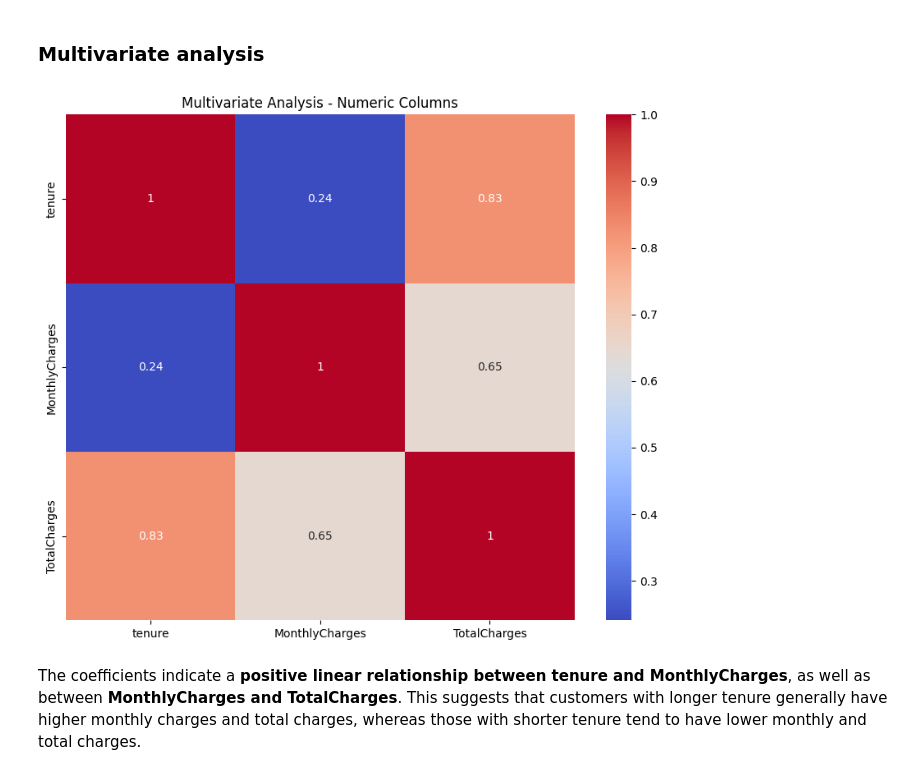
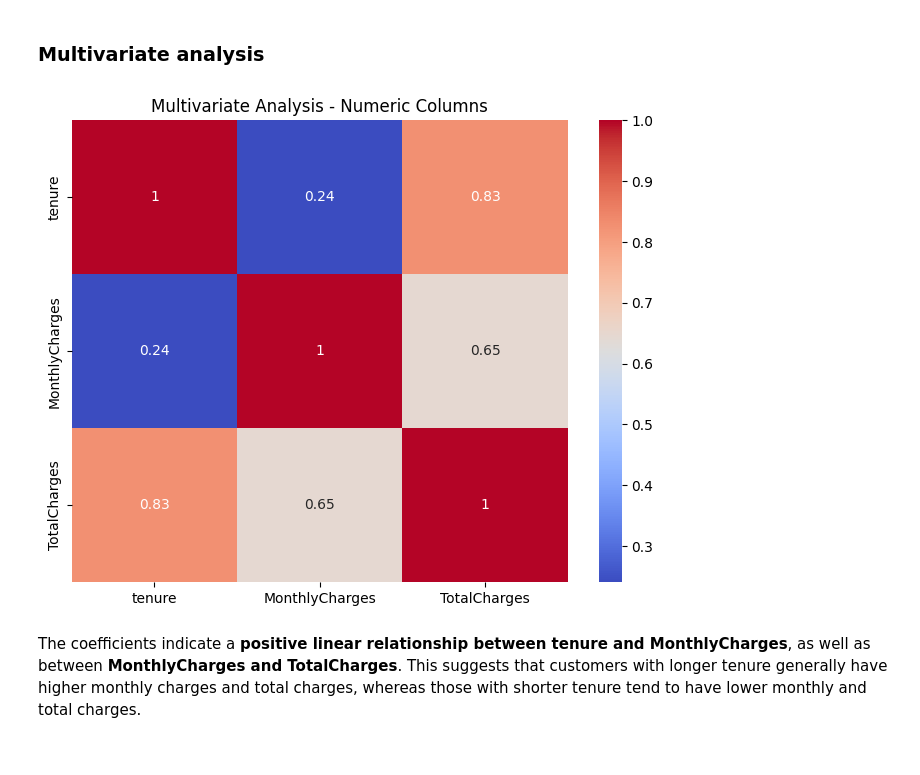
Before and after one commit to JusticeHanson/customr-churn-prediction, a Jupyter notebook: main.ipynb, the cells around one changed output. Saved outputs shown, nothing was run; the diff lists cells and outputs as text; code cells hidden in the pictures.

Commit message:
Change heatmap size

```diff
--- a/main.ipynb
+++ b/main.ipynb
@@ -356,13 +356,13 @@ Senior citizens, according to the bivariate analysis, recorded the lowest churn
 # %%
 # Multivariate Analysis
 # Numeric Columns
 numeric_columns = ['tenure', 'MonthlyCharges', 'TotalCharges']
-plt.figure(figsize=(10, 8))
+plt.figure(figsize=(8, 6))
 sns.heatmap(merged[numeric_columns].corr(), annot=True, cmap='coolwarm')
 plt.title('Multivariate Analysis - Numeric Columns')
 plt.show()
 # %% [output]
-[figure, old version]
+[figure, new version]
 # %% [markdown]
  The coefficients indicate a **positive linear relationship between tenure and MonthlyCharges**, as well as between **MonthlyCharges and TotalCharges**. This suggests that customers with longer tenure generally have higher monthly charges and total charges, whereas those with shorter tenure tend to have lower monthly and total charges.
 # %% [markdown]
```
